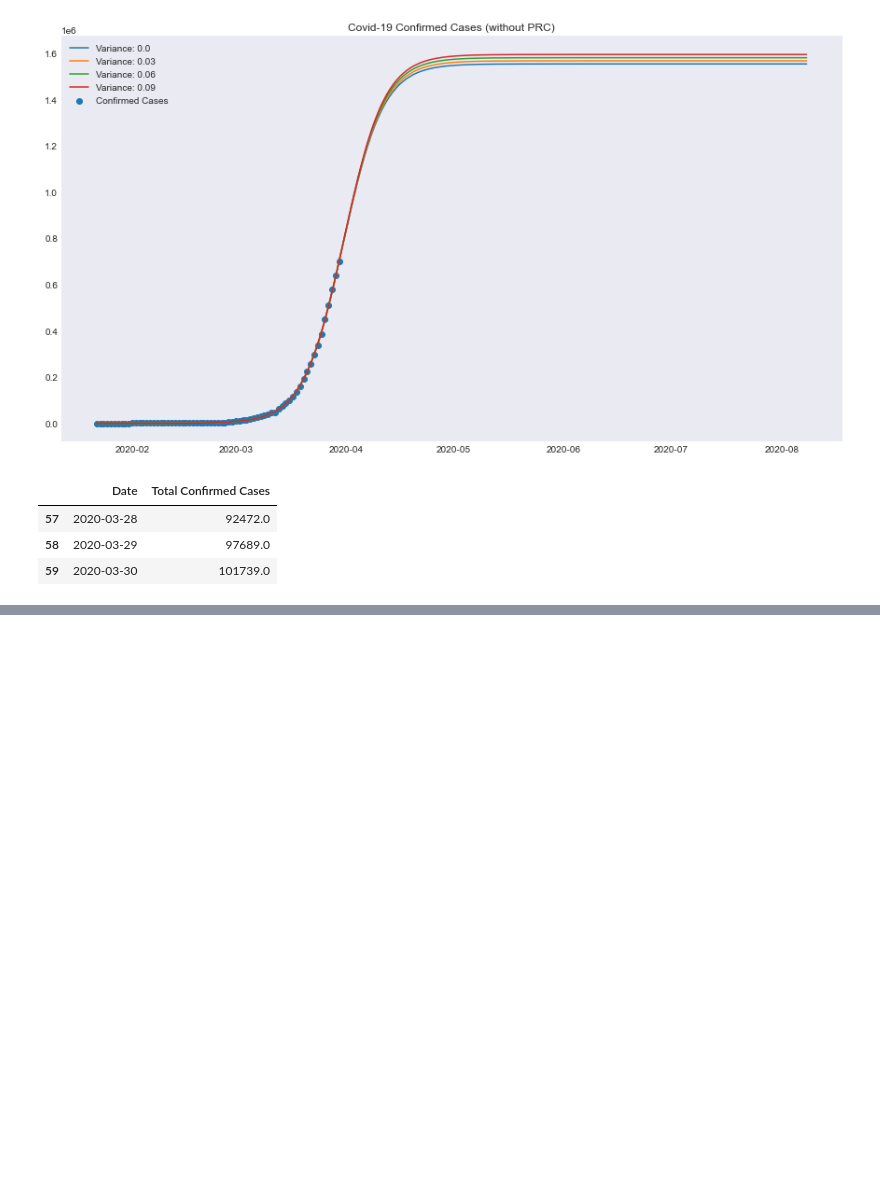
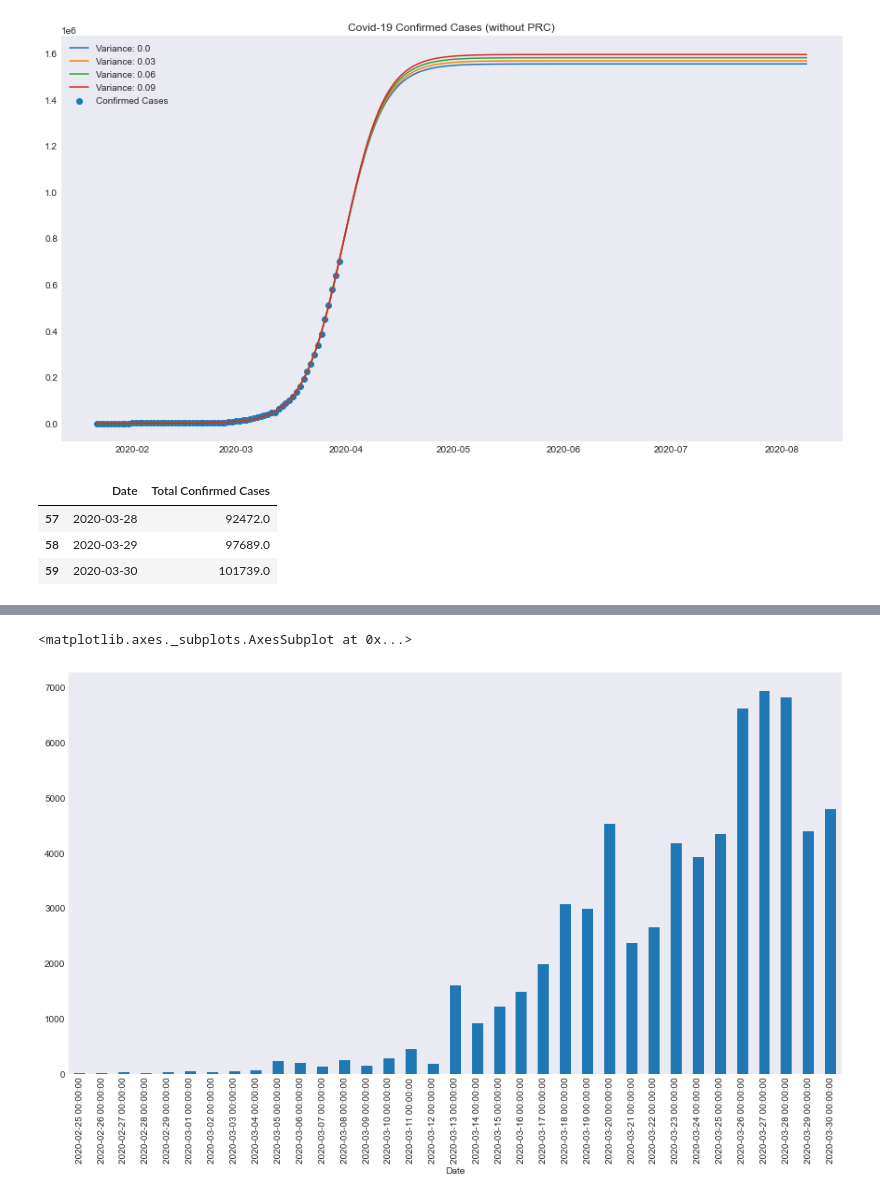
Before and after one commit to JakobRohrhirsch/COVID-19-JHU-CSSE-Analysis, a Jupyter notebook: COVID-19 Fit.ipynb, the cells around one changed output, grey strips where cells are left out. Drawn from its saved outputs; the diff is of its cells as text; code cells hidden in the pictures; blank space fills up the shorter version.

Commit message:
Including Growth Rates for Germany

```diff
--- a/COVID-19 Fit.ipynb
+++ b/COVID-19 Fit.ipynb
@@ -267,0 +285,3 @@ fig.update_layout(showlegend=False,title = 'Total Confirmed Cases')
+# %%
+germany = CountryConsolidated.loc['Germany'].copy()
+germany
@@ -267,0 +303,5 @@ fig.update_layout(showlegend=False,title = 'Total Confirmed Cases')
+# %%
+germany['Daily New Cases'].iloc[-35:].plot.bar()
+# %% [output]
+<matplotlib.axes._subplots.AxesSubplot at 0x...>
+[figure, added]
```
Also changed, not shown: parts of 6 cells of this notebook.
